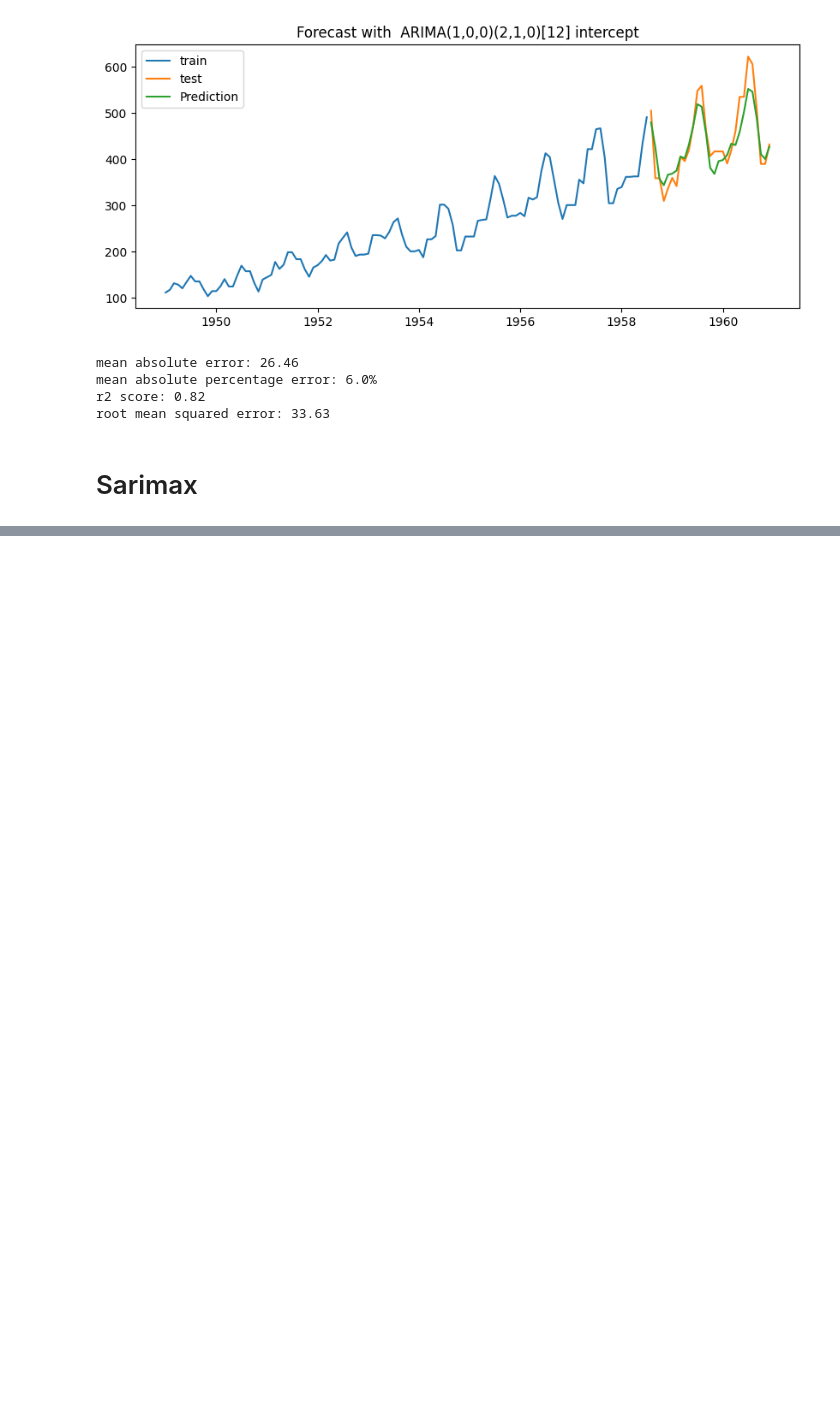
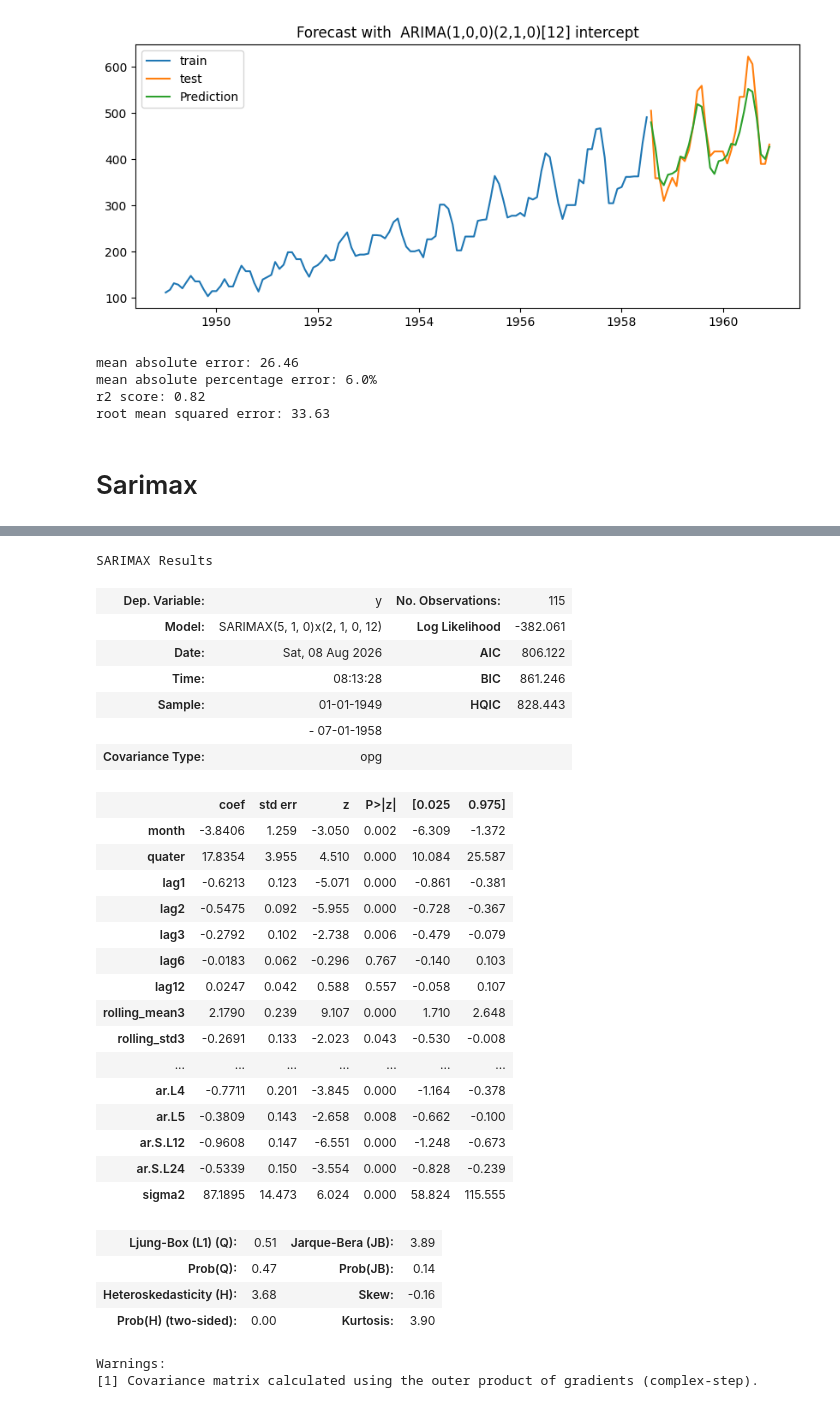
Before and after one commit to iamblack08/Air-passenger-prediction, a Jupyter notebook: sarimax.ipynb, the cells around one changed output, grey strips where cells are left out. Cells and saved outputs as stored; diff of their text form; code cells hidden in the pictures; blank space fills up the shorter version.

```diff
--- a/sarimax.ipynb
+++ b/sarimax.ipynb
@@ -209,0 +255,33 @@ root mean squared error: 33.63
+# %%
+fine_tuned_model.summary()
+# %% [output]
+SARIMAX Results
+| Dep. Variable: | y | No. Observations: | 115 |
+| Model: | SARIMAX(5, 1, 0)x(2, 1, 0, 12) | Log Likelihood | -382.061 |
+| Date: | Sat, 08 Aug 2026 | AIC | 806.122 |
+| Time: | 08:13:28 | BIC | 861.246 |
+| Sample: | 01-01-1949 | HQIC | 828.443 |
+|  | - 07-01-1958 |  |  |
+| Covariance Type: | opg |  |  |
+|  | coef | std err | z | P>|z| | [0.025 | 0.975] |
+| month | -3.8406 | 1.259 | -3.050 | 0.002 | -6.309 | -1.372 |
+| quater | 17.8354 | 3.955 | 4.510 | 0.000 | 10.084 | 25.587 |
+| lag1 | -0.6213 | 0.123 | -5.071 | 0.000 | -0.861 | -0.381 |
+| lag2 | -0.5475 | 0.092 | -5.955 | 0.000 | -0.728 | -0.367 |
+| lag3 | -0.2792 | 0.102 | -2.738 | 0.006 | -0.479 | -0.079 |
+| lag6 | -0.0183 | 0.062 | -0.296 | 0.767 | -0.140 | 0.103 |
+| lag12 | 0.0247 | 0.042 | 0.588 | 0.557 | -0.058 | 0.107 |
+| rolling_mean3 | 2.1790 | 0.239 | 9.107 | 0.000 | 1.710 | 2.648 |
+| rolling_std3 | -0.2691 | 0.133 | -2.023 | 0.043 | -0.530 | -0.008 |
+| ... | ... | ... | ... | ... | ... | ... |
+| ar.L4 | -0.7711 | 0.201 | -3.845 | 0.000 | -1.164 | -0.378 |
+| ar.L5 | -0.3809 | 0.143 | -2.658 | 0.008 | -0.662 | -0.100 |
+| ar.S.L12 | -0.9608 | 0.147 | -6.551 | 0.000 | -1.248 | -0.673 |
+| ar.S.L24 | -0.5339 | 0.150 | -3.554 | 0.000 | -0.828 | -0.239 |
+| sigma2 | 87.1895 | 14.473 | 6.024 | 0.000 | 58.824 | 115.555 |
+| Ljung-Box (L1) (Q): | 0.51 | Jarque-Bera (JB): | 3.89 |
+| Prob(Q): | 0.47 | Prob(JB): | 0.14 |
+| Heteroskedasticity (H): | 3.68 | Skew: | -0.16 |
+| Prob(H) (two-sided): | 0.00 | Kurtosis: | 3.90 |
+Warnings:
+[1] Covariance matrix calculated using the outer product of gradients (complex-step).
```
Also changed, not shown: parts of 22 cells of this notebook.
